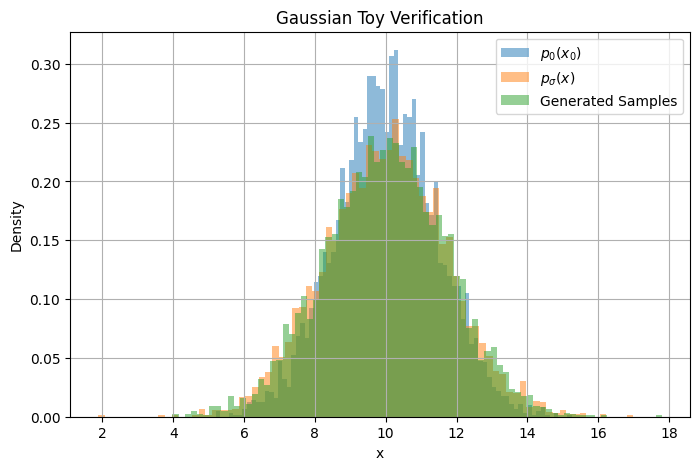
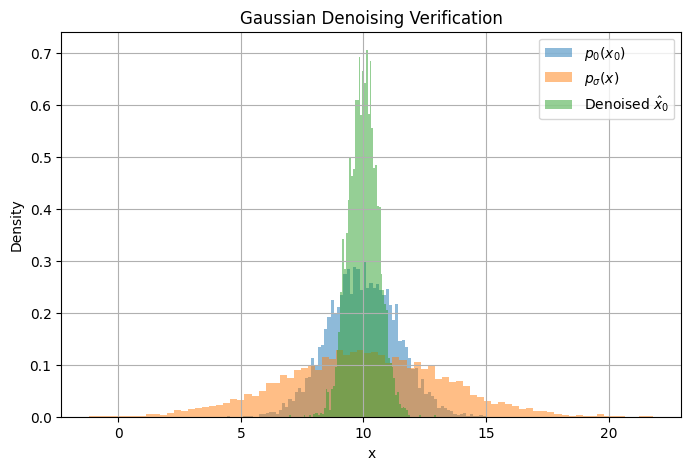
Unified diff of the notebook cell whose output changed from the first chart to the second:
--- before
+++ after
@@ -19,44 +19,25 @@
 )
 
-# generated samples from Langevin
+## generated samples from Langevin
 generated = samples
+# denoise generated samples back to x0 estimate
+generated_tensor = torch.tensor(samples, dtype=torch.float32).view(-1, 1)
 
-# ============================================================
-# Plot
-# ============================================================
+with torch.no_grad():
+    score_generated = model(generated_tensor)
+    x0_hat = generated_tensor + (sigma**2) * score_generated
 
+#x0_hat = x0_hat.numpy().flatten()
 plt.figure(figsize=(8,5))
 
-plt.hist(
-    x0_true,
-    bins=80,
-    density=True,
-    alpha=0.5,
-    label=r'$p_0(x_0)$'
-)
-
-plt.hist(
-    x_true,
-    bins=80,
-    density=True,
-    alpha=0.5,
-    label=r'$p_\sigma(x)$'
-)
-
-plt.hist(
-    generated,
-    bins=80,
-    density=True,
-    alpha=0.5,
-    label='Generated Samples'
-)
+plt.hist(x0_true, bins=80, density=True, alpha=0.5, label=r'$p_0(x_0)$')
+plt.hist(x_true, bins=80, density=True, alpha=0.5, label=r'$p_\sigma(x)$')
+#plt.hist(generated, bins=80, density=True, alpha=0.5, label='Generated from $p_\sigma$')
+plt.hist(x0_hat, bins=80, density=True, alpha=0.5, label=r'Denoised $\hat{x}_0$')
 
 plt.xlabel("x")
 plt.ylabel("Density")
-
-plt.title("Gaussian Toy Verification")
-
+plt.title("Gaussian Denoising Verification")
 plt.legend()
 plt.grid(True)
-
 plt.show()

Commit: Update 1D_LDSM-LESM-LISM_IDSM.ipynb